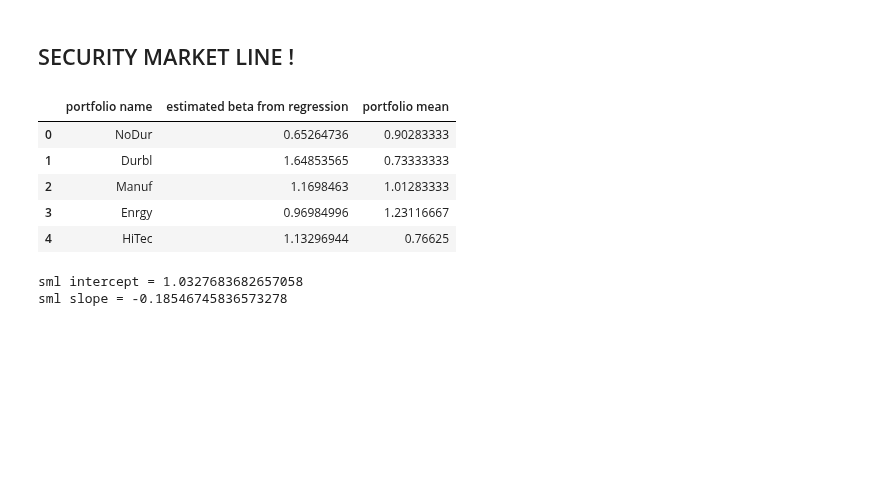
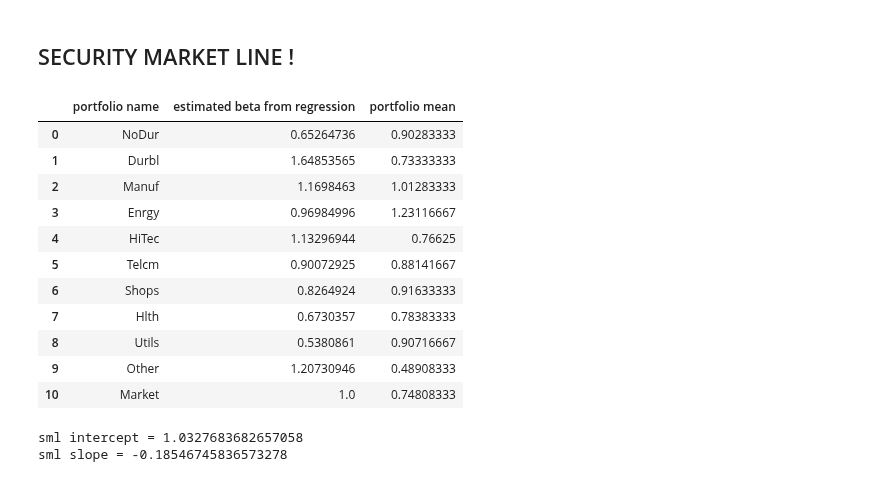
Before and after one commit to kilowiski/qf600, a Jupyter notebook: assignment_2/assignment2.ipynb, the cells around one changed output. Drawn from its saved outputs; the diff is of its cells as text; code cells hidden in the pictures; blank space fills up the shorter version.

```diff
--- a/assignment_2/assignment2.ipynb
+++ b/assignment_2/assignment2.ipynb
@@ -65,6 +66,11 @@ market_model_result = []
 for n, portfolio in enumerate(concated_excess_df.columns):
     y = concated_excess_df[portfolio].to_numpy()
     x = concated_excess_df["Market"].to_numpy()
-    market_model_result.append(np.polyfit(x, y, 1)[::-1])
-market_model_result
+    my_polyfit = np.polyfit(x, y, 1)[::-1]
+    y_intercept = my_polyfit[0]
+    slope = my_polyfit[1]
+    market_model_result.append([y_intercept, slope])
+market_model_result = np.array(market_model_result)
+
+market_model_result[:, 1]
 # %% [output]
@@ -82,16 +80,9 @@ market_model_result
 # %%
 # regression result output
-regression_result = np.column_stack((concated_excess_df.columns, market_model_result))
-regression_result_df = pd.DataFrame(regression_result).rename(
-    columns={0: "portfolio name", 1: "y intercept", 2: "slope"}
-)
+regression_result_df = pd.DataFrame(
+    [concated_excess_df.columns, market_model_result[:, 0], market_model_result[:, 1]]
+).T.rename(columns={0: "portfolio name", 1: "y intercept", 2: "slope"})
 regression_result_df
-# print(
-#    regression_result_df.to_latex(
-#        index=False,
-#        float_format="{:.5f}".format,
-#    )
-# )
 # %% [output]
 |  | portfolio name | y intercept | slope |
 | 0 | NoDur | 0.36944288 | 0.65264736 |
@@ -108,35 +99,29 @@ regression_result_df
 # %% [markdown]
 ## SECURITY MARKET LINE ! ##
 # %%
-# prepare data for security market line
-sml_data = np.column_stack(
-    (
-        concated_excess_df.columns,
-        regression_result_df["slope"].to_numpy(),
-        concated_df.mean().to_numpy(),
-    )
-)
-sml_data_df = pd.DataFrame(sml_data).rename(
+sml_data_df = pd.DataFrame(
+    [concated_excess_df.columns, regression_result_df["slope"], concated_df.mean()]
+).T.rename(
     columns={
         0: "portfolio name",
         1: "estimated beta from regression",
         2: "portfolio mean",
     }
 )
-sml_data_df.head()
-# print(
-#    sml_data_df.to_latex(
-#        index=False,
-#        float_format="{:.5f}".format,
-#    )
-# )
+sml_data_df
 # %% [output]
 |  | portfolio name | estimated beta from regression | portfolio mean |
 | 0 | NoDur | 0.65264736 | 0.90283333 |
 | 1 | Durbl | 1.64853565 | 0.73333333 |
 | 2 | Manuf | 1.1698463 | 1.01283333 |
 | 3 | Enrgy | 0.96984996 | 1.23116667 |
 | 4 | HiTec | 1.13296944 | 0.76625 |
+| 5 | Telcm | 0.90072925 | 0.88141667 |
+| 6 | Shops | 0.8264924 | 0.91633333 |
+| 7 | Hlth | 0.6730357 | 0.78383333 |
+| 8 | Utils | 0.5380861 | 0.90716667 |
+| 9 | Other | 1.20730946 | 0.48908333 |
+| 10 | Market | 1.0 | 0.74808333 |
 # %%
 # regression for SML
 sml_x = list(sml_data_df["estimated beta from regression"].to_numpy())
```
Also changed, not shown: parts of 2 cells of this notebook.
